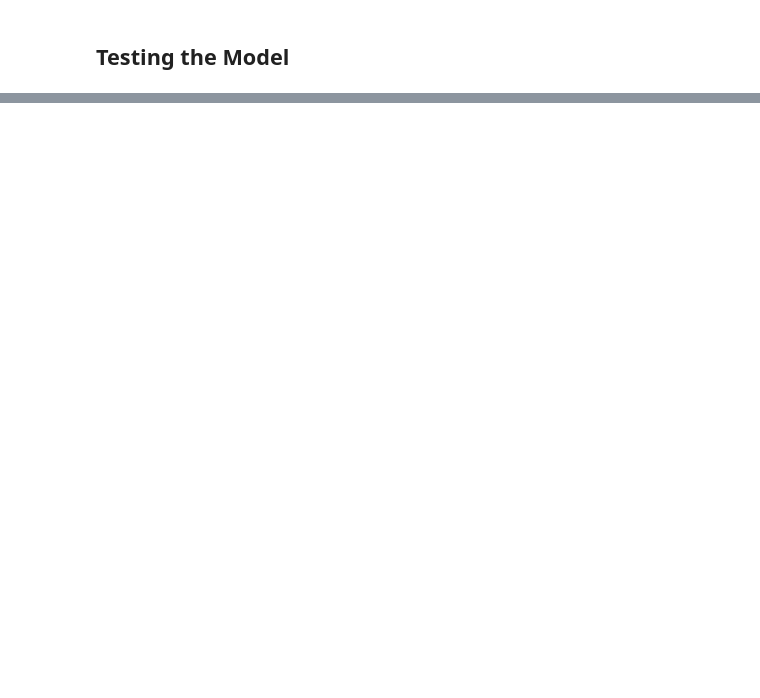
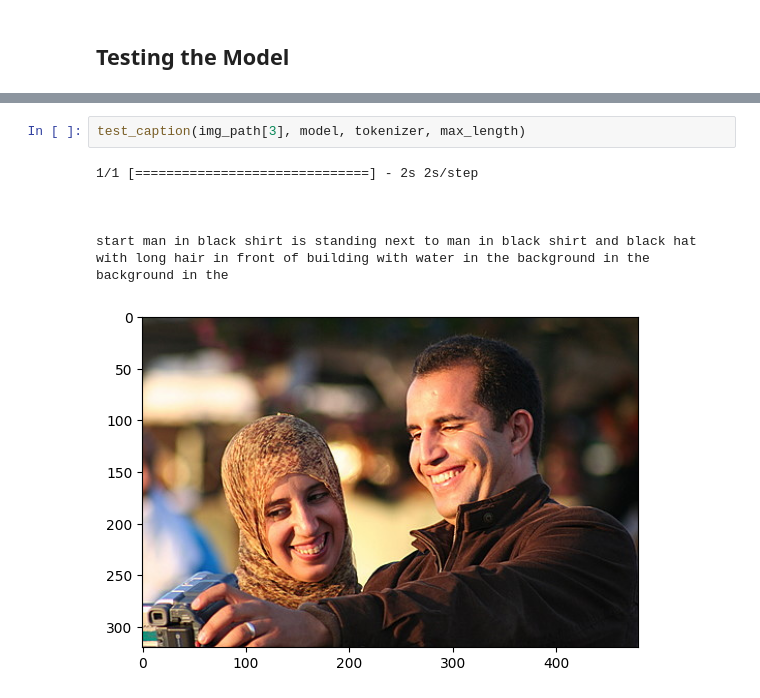
Before and after one commit to lk2521/image-caption-generator, a Jupyter notebook: image_caption_generator.ipynb, the cells around one changed output, grey strips where cells are left out. Drawn from its saved outputs; the diff is of its cells as text; blank space fills up the shorter version.

```diff
--- a/image_caption_generator.ipynb
+++ b/image_caption_generator.ipynb
@@ -455,0 +497,9 @@ plt.imshow(img)
+# %%
+test_caption(img_path[3], model, tokenizer, max_length)
+# %% [output]
+1/1 [==============================] - 2s 2s/step
+
+
+
+start man in black shirt is standing next to man in black shirt and black hat with long hair in front of building with water in the background in the background in the
+[figure, added]
```
Also changed, not shown: parts of 21 cells of this notebook.
